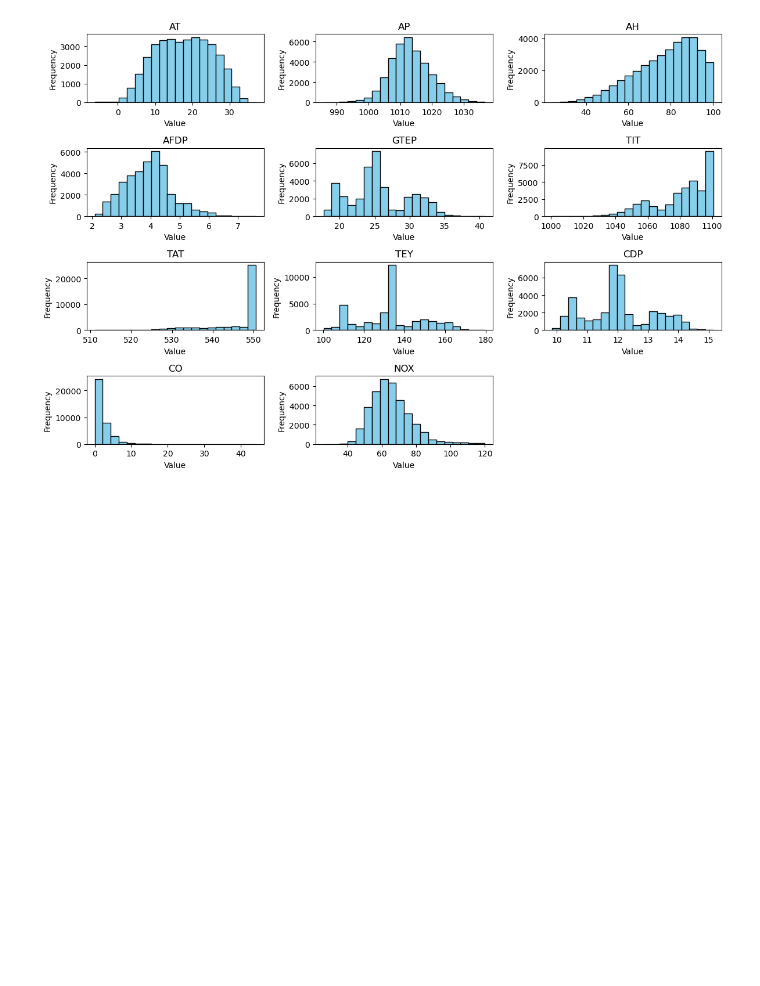
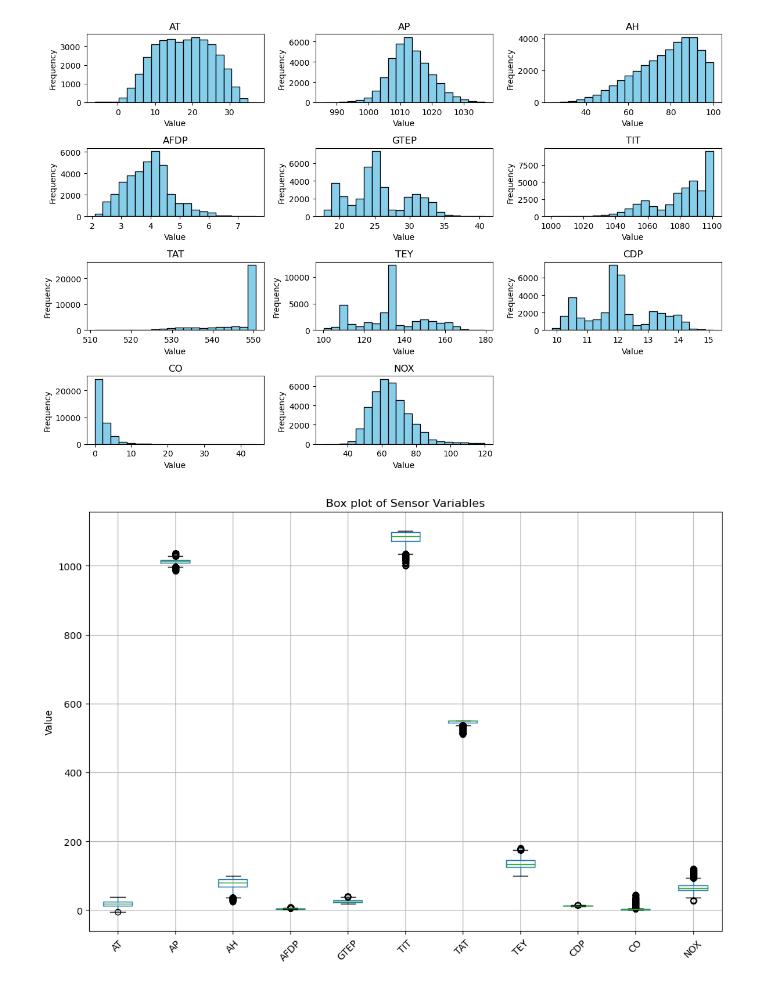
Before and after one commit to 2021402/CA1-Sem-2-MSc-in-Data-Analytics-, a Jupyter notebook: Long Short-Term Memory (LSTM) Networks.ipynb, the cells around one changed output. Drawn from its saved outputs; the diff is of its cells as text; code cells hidden in the pictures; blank space fills up the shorter version.

```diff
--- a/Long Short-Term Memory (LSTM) Networks.ipynb
+++ b/Long Short-Term Memory (LSTM) Networks.ipynb
@@ -88,3 +88,13 @@ plt.tight_layout()
 plt.show()
 # %% [output]
 [figure]
+# %%
+# Plot box plots for each sensor variable
+plt.figure(figsize=(12, 8))
+data[sensor_variables].boxplot()
+plt.title('Box plot of Sensor Variables')
+plt.ylabel('Value')
+plt.xticks(rotation=45)
+plt.show()
+# %% [output]
+[figure, added]
```
Also changed, not shown: parts of 2 cells of this notebook.
